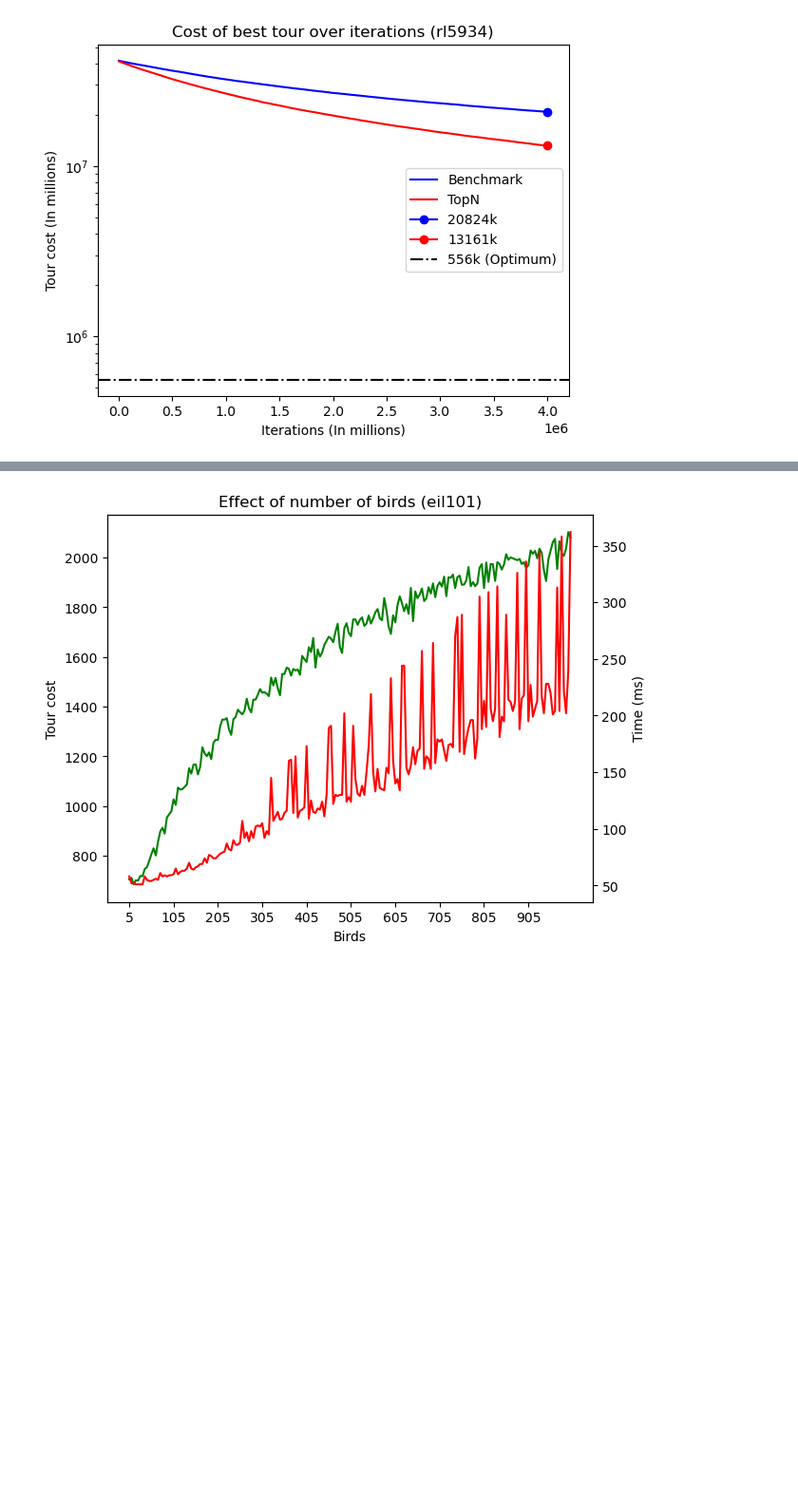
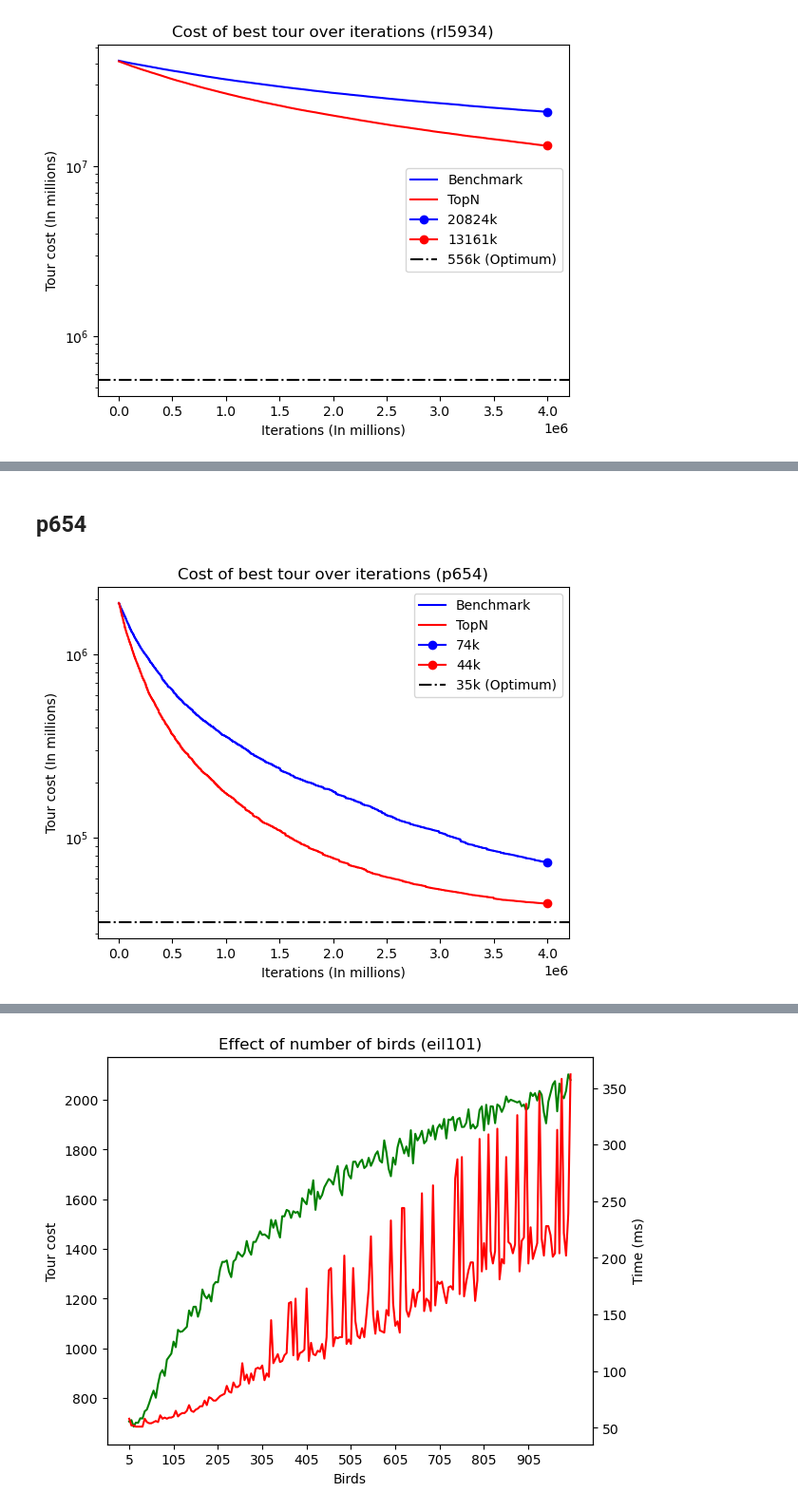
Before and after one commit to TimCares/AFB-Metaheuristic, a Jupyter notebook: src/vis/vis.ipynb, the cells around one changed output, grey strips where cells are left out. Shown: that part at 95% size. Cells and saved outputs as stored; diff of their text form; code cells hidden in the pictures; blank space fills up the shorter version.

```diff
--- a/src/vis/vis.ipynb
+++ b/src/vis/vis.ipynb
@@ -87,0 +117,20 @@ plt.show()
+# %% [markdown]
+## p654
+# %%
+data = pd.read_csv(f'{DATA_PATH}p654 05_11_2023, 04:36.csv', header=None).values
+data2 = pd.read_csv(f'{DATA_PATH}p654 05_11_2023, 04:34.csv', header=None).values
+OPT=34643
+
+plt.plot(data, color='blue', label='Benchmark') # 38799.0 ms
+plt.plot(data2, color='red', label='TopN') # 37578.0 ms
+plt.plot(len(data)-1, data[-1], marker='o', color='blue', label=toRoundedThousandString(data[-1][0]))
+plt.plot(len(data2)-1, data2[-1], marker='o', color='red', label=toRoundedThousandString(data2[-1][0]))
+plt.axhline(y=OPT, color='black', linestyle='-.', label=f'{toRoundedThousandString(OPT)} (Optimum)')
+plt.ylabel('Tour cost (In millions)')
+plt.yscale('log')
+plt.xlabel('Iterations (In millions)')
+plt.title("Cost of best tour over iterations (p654)")
+plt.legend()
+plt.show()
+# %% [output]
+[figure, added]
```
Also changed, not shown: parts of 4 cells of this notebook, 10 other files.
